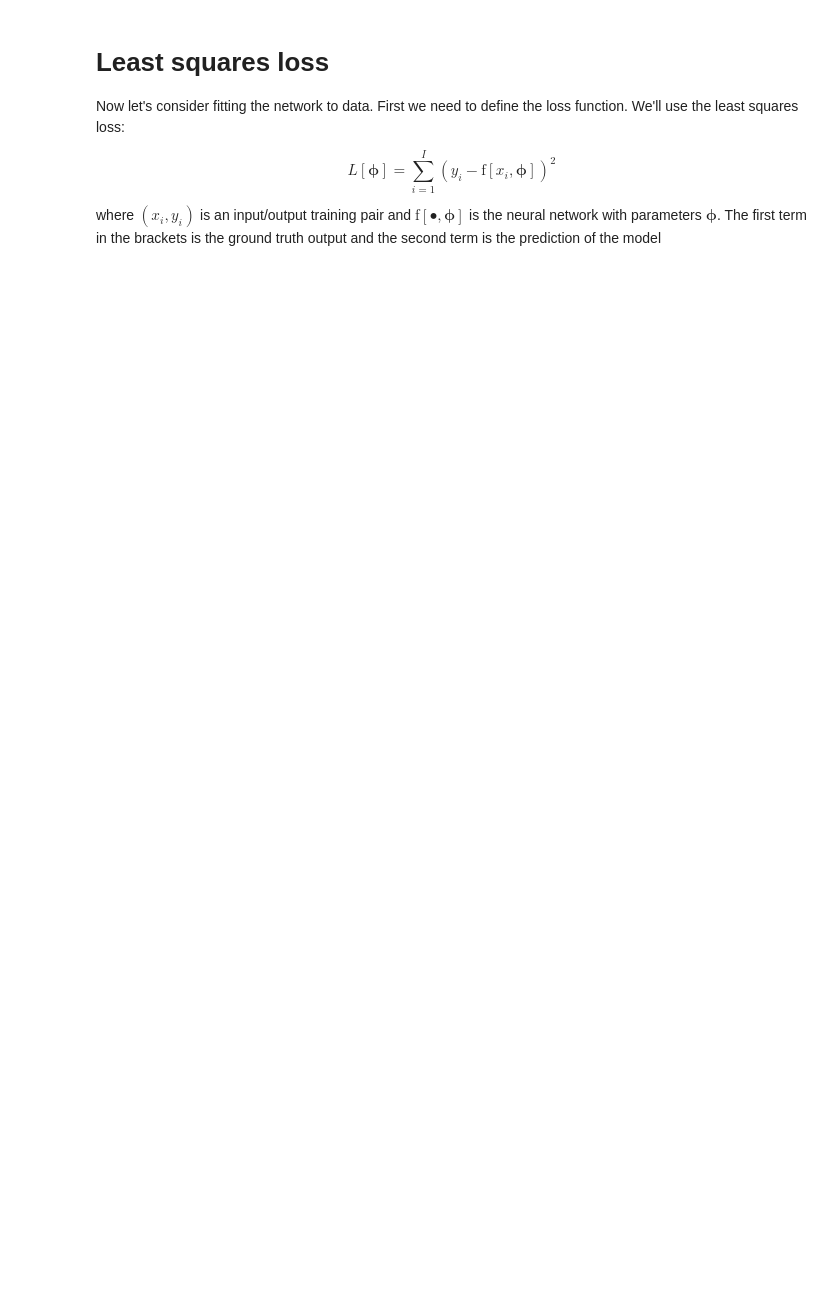
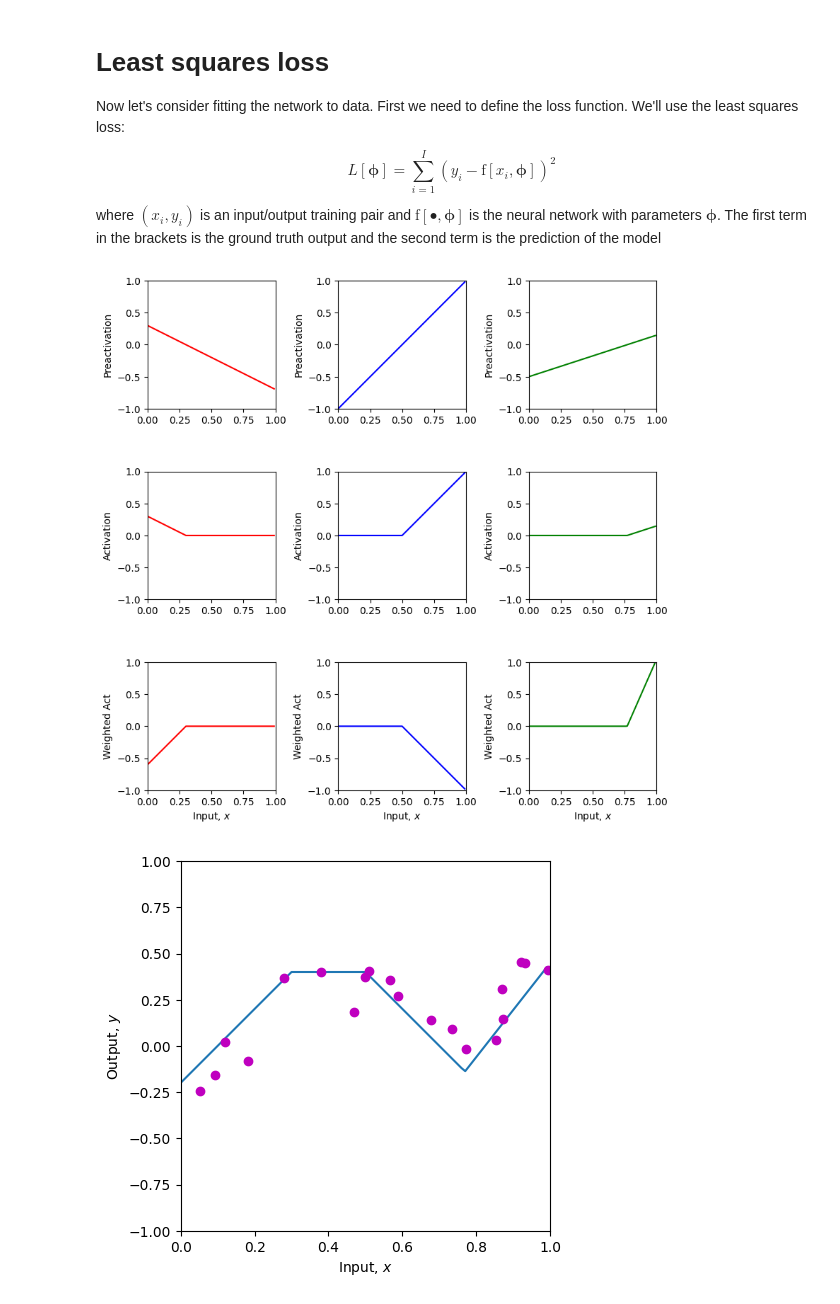
Before and after one commit to k78ma/udl, a Jupyter notebook: Chap03/3_1_Shallow_Networks_I.ipynb, the cells around one changed output. Cells and saved outputs as stored; diff of their text form; code cells hidden in the pictures; blank space fills up the shorter version.

```diff
--- a/Chap03/3_1_Shallow_Networks_I.ipynb
+++ b/Chap03/3_1_Shallow_Networks_I.ipynb
@@ -180,47 +181,56 @@ where $(x_i,y_i)$ is an input/output training pair and $\text{f}[\bullet,\boldsy
 # %%
 # Least squares function
 def least_squares_loss(y_train, y_predict):
-  # TODO Replace the line below to compute the sum of squared
+  #  Replace the line below to  the sum of squared
   # differences between the real values of y and the predicted values from the model f[x_i,phi]
   # (see figure 2.2 of the book)
   # you will need to use the function np.sum
-  loss = 0
+  loss = np.sum((y_train - y_predict)**2)
 
   return loss
 # %%
-# Now lets define some parameters, run the neural network, and compute the loss
-theta_10 =  0.3 ; theta_11 = -1.0
-theta_20 = -1.0  ; theta_21 = 2.0
-theta_30 = -0.5  ; theta_31 = 0.65
-phi_0 = -0.3; phi_1 = 2.0; phi_2 = -1.0; phi_3 = 7.0
+# # Now lets define some parameters, run the neural network, and compute the loss
+# theta_10 =  0.0 ; theta_11 = 1.5
+# theta_20 = 0.5  ; theta_21 = 1.5
+# theta_30 = 0.0  ; theta_31 = 0.0
+# phi_0 = 0.0; phi_1 = 1.0; phi_2 = 1.0; phi_3 = 1.0
 
 # Define a range of input values
 x = np.arange(0,1,0.01)
 
 x_train = np.array([0.09291784,0.46809093,0.93089486,0.67612654,0.73441752,0.86847339,\
                    0.49873225,0.51083168,0.18343972,0.99380898,0.27840809,0.38028817,\
                    0.12055708,0.56715537,0.92005746,0.77072270,0.85278176,0.05315950,\
                    0.87168699,0.58858043])
 y_train = np.array([-0.15934537,0.18195445,0.451270150,0.13921448,0.09366691,0.30567674,\
                     0.372291170,0.40716968,-0.08131792,0.41187806,0.36943738,0.3994327,\
                     0.019062570,0.35820410,0.452564960,-0.0183121,0.02957665,-0.24354444, \
                     0.148038840,0.26824970])
+
+# Now lets define some parameters, run the neural network, and compute the loss
+theta_10 =  0.3 ; theta_11 = -1.0
+theta_20 = -1.0  ; theta_21 = 2.0
+theta_30 = -0.5  ; theta_31 = 0.65
+phi_0 = 0.4; phi_1 = -2.0; phi_2 = -1.0; phi_3 = 7.0
 
 # We run the neural network for each of these input values
 y, pre_1, pre_2, pre_3, act_1, act_2, act_3, w_act_1, w_act_2, w_act_3 = \
     shallow_1_1_3(x, ReLU, phi_0,phi_1,phi_2,phi_3, theta_10, theta_11, theta_20, theta_21, theta_30, theta_31)
 # And then plot it
 plot_neural(x, y, pre_1, pre_2, pre_3, act_1, act_2, act_3, w_act_1, w_act_2, w_act_3, plot_all=True, x_data = x_train, y_data = y_train)
 
 # Run the neural network on the training data
 y_predict, *_ = shallow_1_1_3(x_train, ReLU, phi_0,phi_1,phi_2,phi_3, theta_10, theta_11, theta_20, theta_21, theta_30, theta_31)
 
 # Compute the least squares loss and print it out
 loss = least_squares_loss(y_train,y_predict)
 print('Your Loss = %3.3f, True value = 9.385'%(loss))
 
-# TODO.  Manipulate the parameters (by hand!) to make the function
+# Manipulate the parameters (by hand!) to make the function
 # fit the data better and try to reduce the loss to as small a number
 # as possible.  The best that I could do was 0.181
 # Tip... start by manipulating phi_0.
 # It's not that easy, so don't spend too much time on this!
+# %% [output]
+[figure, added]
+[figure, added]
```
Also changed, not shown: parts of 4 cells of this notebook, 6 other files.
